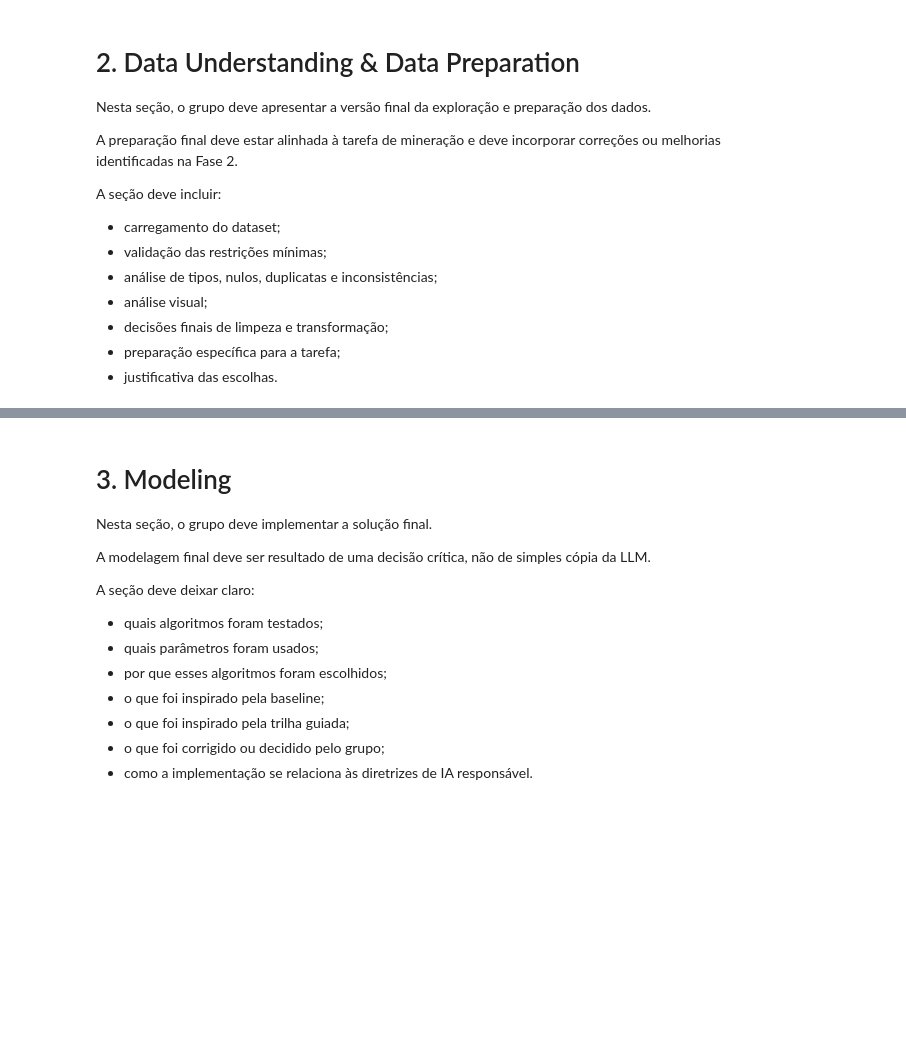
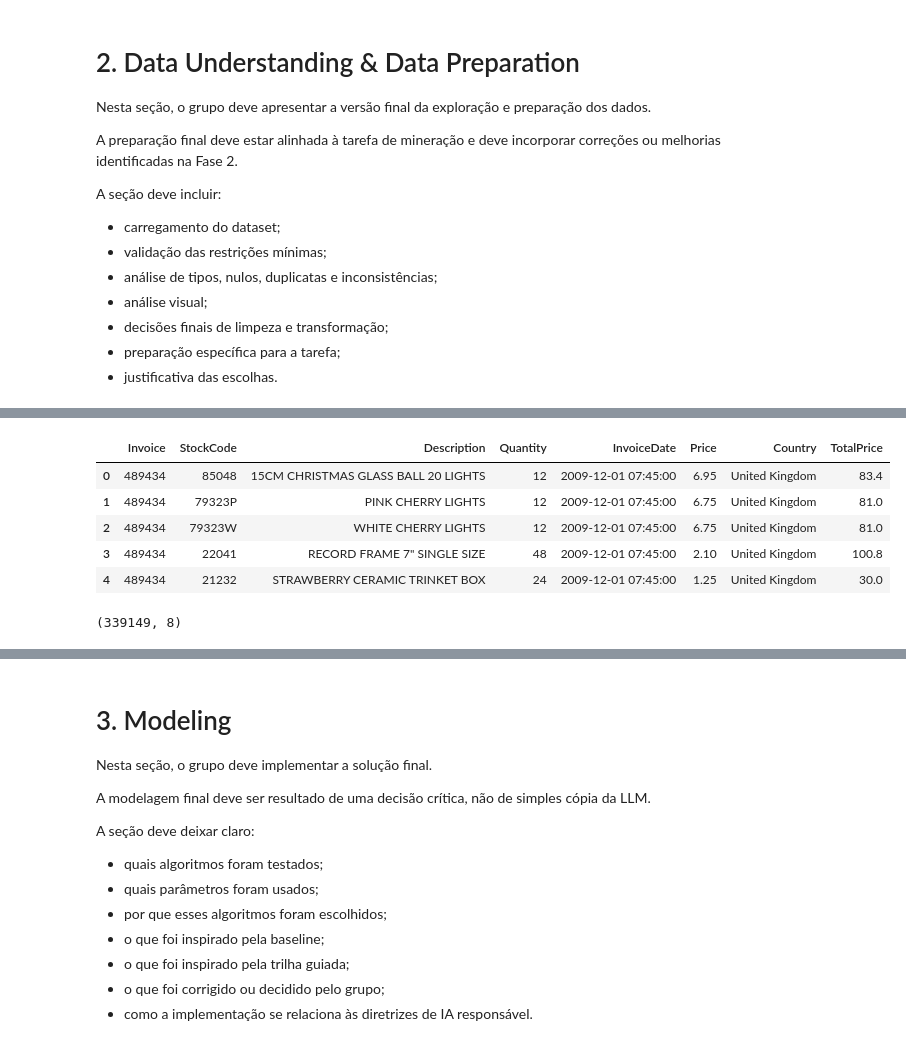
Before and after one commit to jg2alv/tp1-md, a Jupyter notebook: tp1/Fase 3/TP1_Fase3_Grupo13.ipynb, the cells around one changed output, grey strips where cells are left out. Drawn from its saved outputs; the diff is of its cells as text; code cells hidden in the pictures; blank space fills up the shorter version.

```diff
--- a/tp1/Fase 3/TP1_Fase3_Grupo13.ipynb
+++ b/tp1/Fase 3/TP1_Fase3_Grupo13.ipynb
@@ -462,0 +463,71 @@ Explique:
+# %%
+# Preparação final dos dados
+# Esta função deve ser adaptada pelo grupo.
+# Não use transformações automáticas sem justificar no texto.
+
+def preparar_dados_final(df: pd.DataFrame) -> pd.DataFrame:
+    if df is None:
+        raise ValueError("Dataset não carregado.")
+
+    df_prep = df.copy()
+
+    # Remover duplicatas exatas.
+    # Justificativa: duplicatas completas podem inflar artificialmente
+    # o suporte dos itens na mineração de padrões frequentes.
+    df_prep = df_prep.drop_duplicates()
+
+    # Garantir tipos adequados.
+    # Justificativa: InvoiceDate é temporal, não texto comum.
+    df_prep["InvoiceDate"] = pd.to_datetime(
+        df_prep["InvoiceDate"],
+        errors="coerce"
+    )
+
+    # Remover registros sem informação mínima de item/transação.
+    # Justificativa: Invoice e StockCode são essenciais para formar as cestas.
+    df_prep = df_prep.dropna(subset=["Invoice", "StockCode"])
+
+    # Remover registros com Price ou Country ausentes.
+    # Justificativa: como há apenas 1 nulo em cada coluna, a remoção é mais simples
+    # e menos arbitrária do que imputação.
+    df_prep = df_prep.dropna(subset=["Price", "Country"])
+
+    # Tratar Description sem imputação artificial.
+    # Justificativa: Description é apoio interpretativo; StockCode será o identificador do item.
+    df_prep["Description"] = df_prep["Description"].fillna("descricao_indisponivel")
+
+    # Remover Customer ID da modelagem principal.
+    # Justificativa: ele é identificador indireto, possui muitos nulos e não é necessário
+    # para mineração por transação.
+    colunas_remover = ["Customer ID"]
+    colunas_remover = [col for col in colunas_remover if col in df_prep.columns]
+    df_prep = df_prep.drop(columns=colunas_remover)
+
+    # Filtrar compras válidas.
+    # Justificativa: Quantity <= 0 pode indicar devolução/cancelamento.
+    # Price <= 0 pode indicar inconsistência ou item sem valor comercial.
+    df_prep = df_prep[
+        (df_prep["Quantity"] > 0) &
+        (df_prep["Price"] > 0)
+    ]
+
+    # Remover invoices explicitamente canceladas, se identificadas por prefixo "C"
+    df_prep = df_prep[
+        ~df_prep["Invoice"].astype(str).str.startswith("C")
+    ]
+
+    return df_prep
+
+
+# Exemplo de uso:
+df_prep = preparar_dados_final(df)
+display(df_prep.head())
+print(df_prep.shape)
+# %% [output]
+|  | Invoice | StockCode | Description | Quantity | InvoiceDate | Price | Country | TotalPrice |
+| 0 | 489434 | 85048 | 15CM CHRISTMAS GLASS BALL 20 LIGHTS | 12 | 2009-12-01 07:45:00 | 6.95 | United Kingdom | 83.4 |
+| 1 | 489434 | 79323P | PINK CHERRY LIGHTS | 12 | 2009-12-01 07:45:00 | 6.75 | United Kingdom | 81.0 |
+| 2 | 489434 | 79323W | WHITE CHERRY LIGHTS | 12 | 2009-12-01 07:45:00 | 6.75 | United Kingdom | 81.0 |
+| 3 | 489434 | 22041 | RECORD FRAME 7" SINGLE SIZE | 48 | 2009-12-01 07:45:00 | 2.10 | United Kingdom | 100.8 |
+| 4 | 489434 | 21232 | STRAWBERRY CERAMIC TRINKET BOX | 24 | 2009-12-01 07:45:00 | 1.25 | United Kingdom | 30.0 |
+(339149, 8)
```
Also changed, not shown: parts of 15 cells of this notebook.
